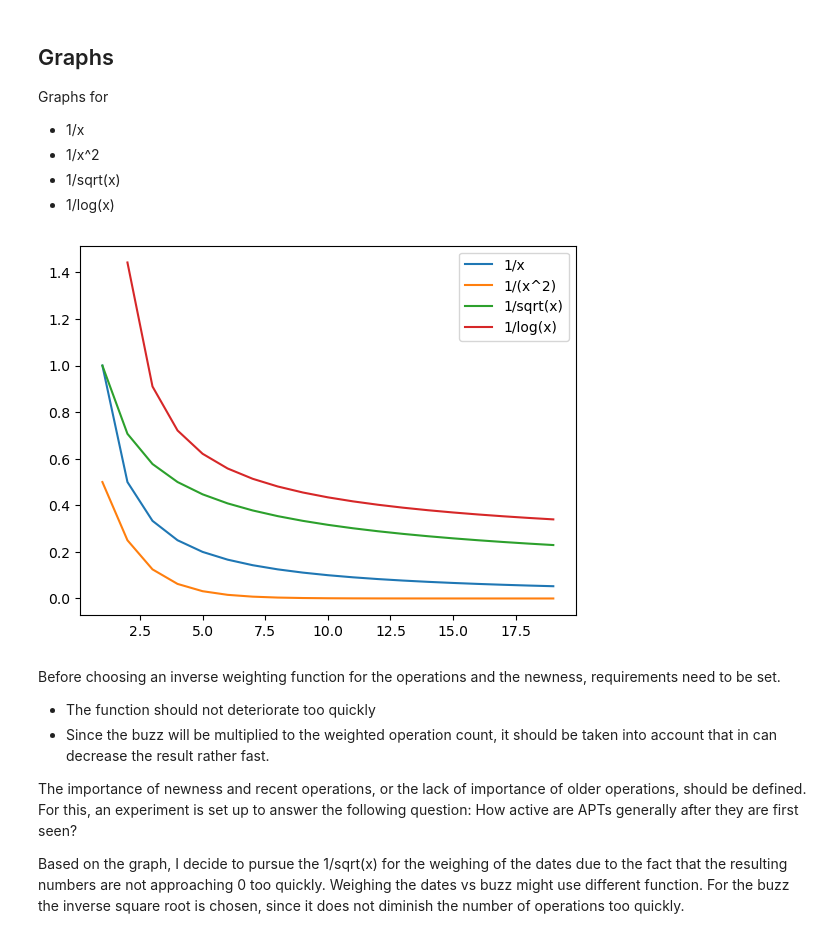
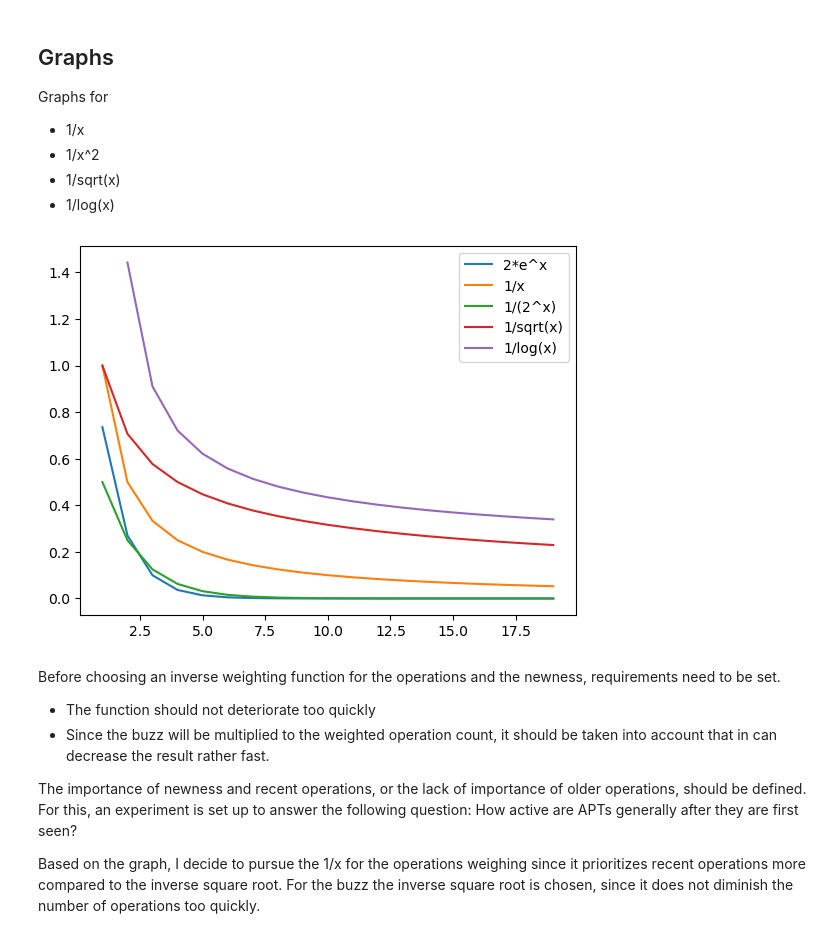
Before and after one commit to AbeWinters/Threat-Profiles-for-Control-Prioritization, a Jupyter notebook: Weight Functions.ipynb, the cells around one changed output. Drawn from its saved outputs; the diff is of its cells as text; code cells hidden in the pictures.

```diff
--- a/Weight Functions.ipynb
+++ b/Weight Functions.ipynb
@@ -10,22 +10,25 @@ Graphs for
 # %%
 import numpy as np
 import matplotlib.pyplot as plt
 
 x = np.arange(1,20,1)
 
 y1 = 1/x
 y2 = 1/np.exp2(x)
 y3 = 1/np.sqrt(x)
 y4 = 1/np.log(x)
+K = 2
+w = K*np.exp(-x)
 
+plt.plot(x,w, label="2*e^x")
 plt.plot(x,y1,label="1/x")
-plt.plot(x,y2,label="1/(x^2)")
+plt.plot(x,y2,label="1/(2^x)")
 plt.plot(x,y3, label="1/sqrt(x)")
 plt.plot(x,y4, label="1/log(x)")
 plt.legend()
 plt.show()
 # %% [output]
-[figure, old version]
+[figure, new version]
 # %% [markdown]
 Before choosing an inverse weighting function for the operations and the newness, requirements need to be set.
 - The function should not deteriorate too quickly
@@ -33,4 +36,5 @@ Before choosing an inverse weighting function for the operations and the newness
 
 The importance of newness and recent operations, or the lack of importance of older operations, should be defined. For this, an experiment is set up to answer the following question: How active are APTs generally after they are first seen?
 
-Based on the graph, I decide to pursue the 1/sqrt(x) for the weighing of the dates due to the fact that the resulting numbers are not approaching 0 too quickly. Weighing the dates vs buzz might use different function. For the buzz the inverse square root is chosen, since it does not diminish the number of operations too quickly.
+Based on the graph, I decide to pursue the 1/x for the operations weighing since it prioritizes recent operations more compared to the inverse square root.
+For the buzz the inverse square root is chosen, since it does not diminish the number of operations too quickly.
```
Also changed, not shown: parts of 2 cells of this notebook, 8 other files.
